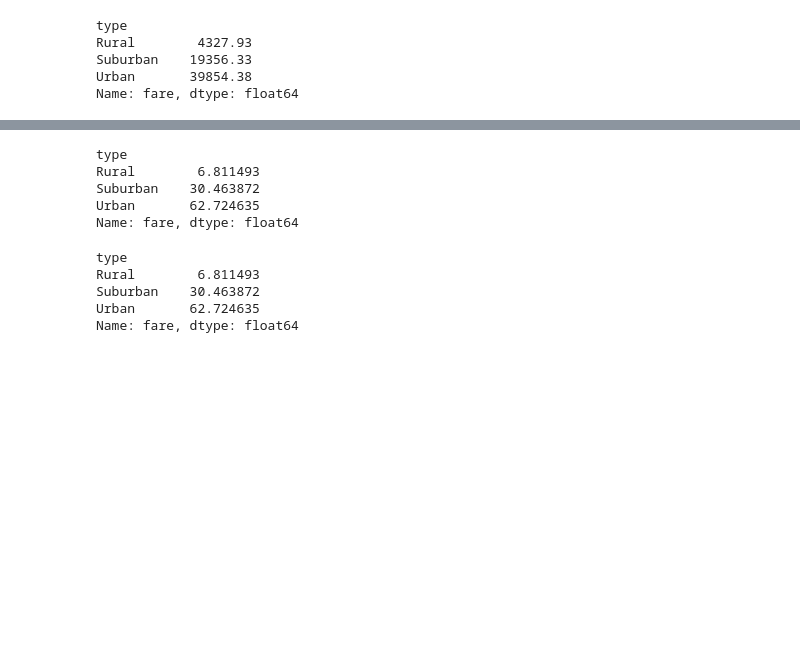
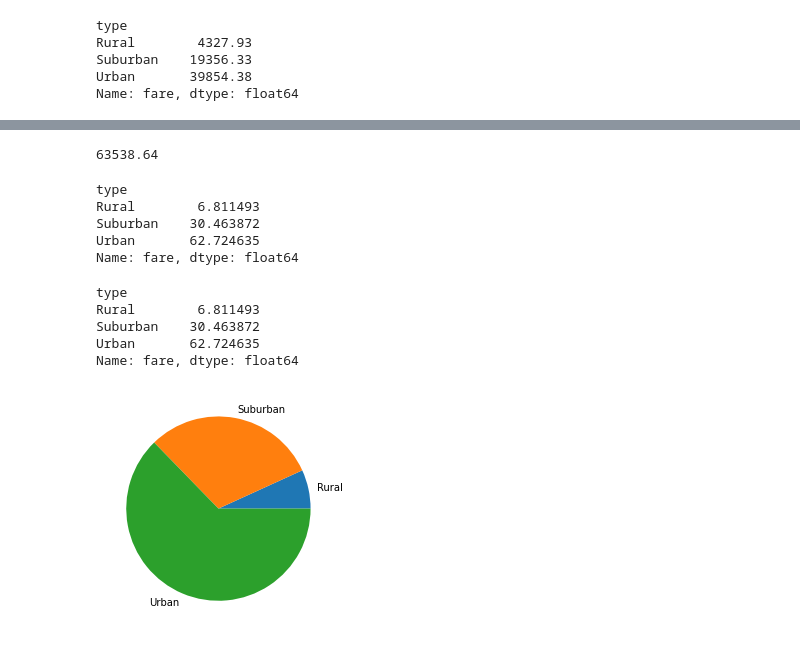
Before and after one commit to nguyenauloi/PyBer_Analysis, a Jupyter notebook: PyBer.ipynb, the cells around one changed output, grey strips where cells are left out. Drawn from its saved outputs; the diff is of its cells as text; code cells hidden in the pictures; blank space fills up the shorter version.

```diff
--- a/PyBer.ipynb
+++ b/PyBer.ipynb
@@ -868,20 +862,32 @@ total_fares
-# %%
-# Calculate the percentage of fare for each city type.
-type_percents = 100 * sum_fares_by_type / total_fares
-type_percents
-# %% [output]
-type
-Rural        6.811493
-Suburban    30.463872
-Urban       62.724635
-Name: fare, dtype: float64
-# %%
-# Calculate the percentage of fare for each city type.
-type_percents = 100 * pyber_data_df.groupby(["type"]).sum()["fare"] / pyber_data_df["fare"].sum()
-type_percents
-# %% [output]
-type
-Rural        6.811493
-Suburban    30.463872
-Urban       62.724635
-Name: fare, dtype: float64
+# %%
+# Get the sum of all the fares.
+total_fares = pyber_data_df["fare"].sum()
+total_fares
+# %% [output]
+63538.64
+# %%
+# Calculate the percentage of fare for each city type.
+type_percents = 100 * sum_fares_by_type / total_fares
+type_percents
+# %% [output]
+type
+Rural        6.811493
+Suburban    30.463872
+Urban       62.724635
+Name: fare, dtype: float64
+# %%
+# Calculate the percentage of fare for each city type.
+type_percents = 100 * pyber_data_df.groupby(["type"]).sum()["fare"] / pyber_data_df["fare"].sum()
+type_percents
+# %% [output]
+type
+Rural        6.811493
+Suburban    30.463872
+Urban       62.724635
+Name: fare, dtype: float64
+# %%
+# Build the percentage of fares by city type pie chart.
+plt.pie(type_percents, labels=["Rural", "Suburban", "Urban"])
+plt.show()
+# %% [output]
+[figure, added]
```
Also changed, not shown: parts of 4 cells of this notebook, 1 other file.
